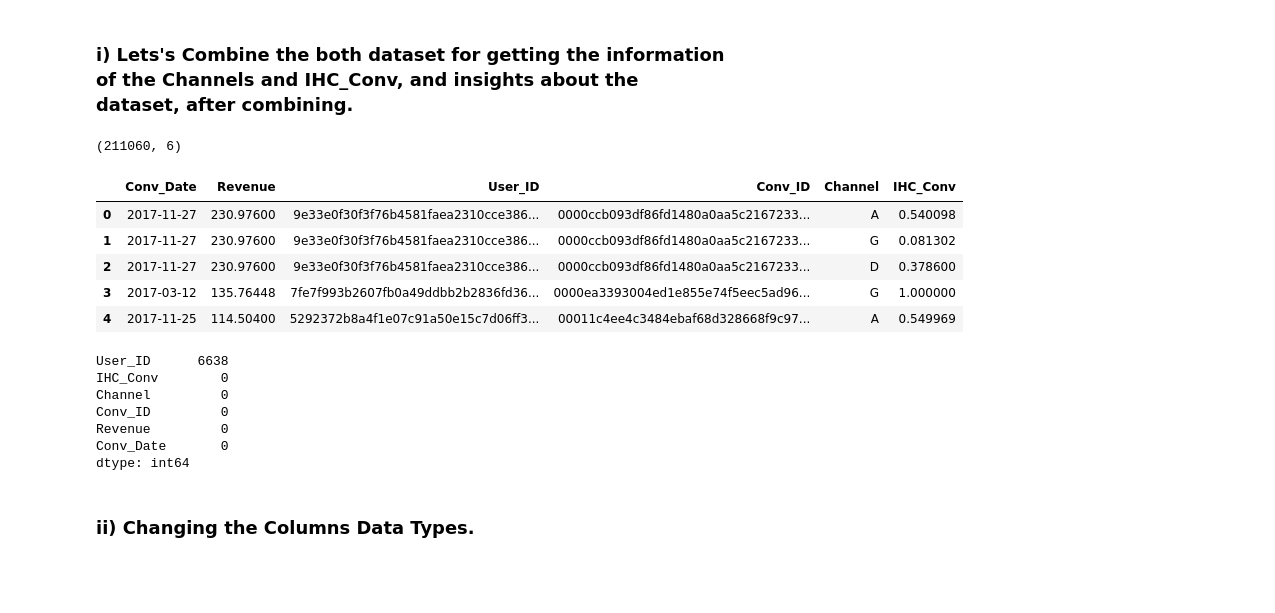
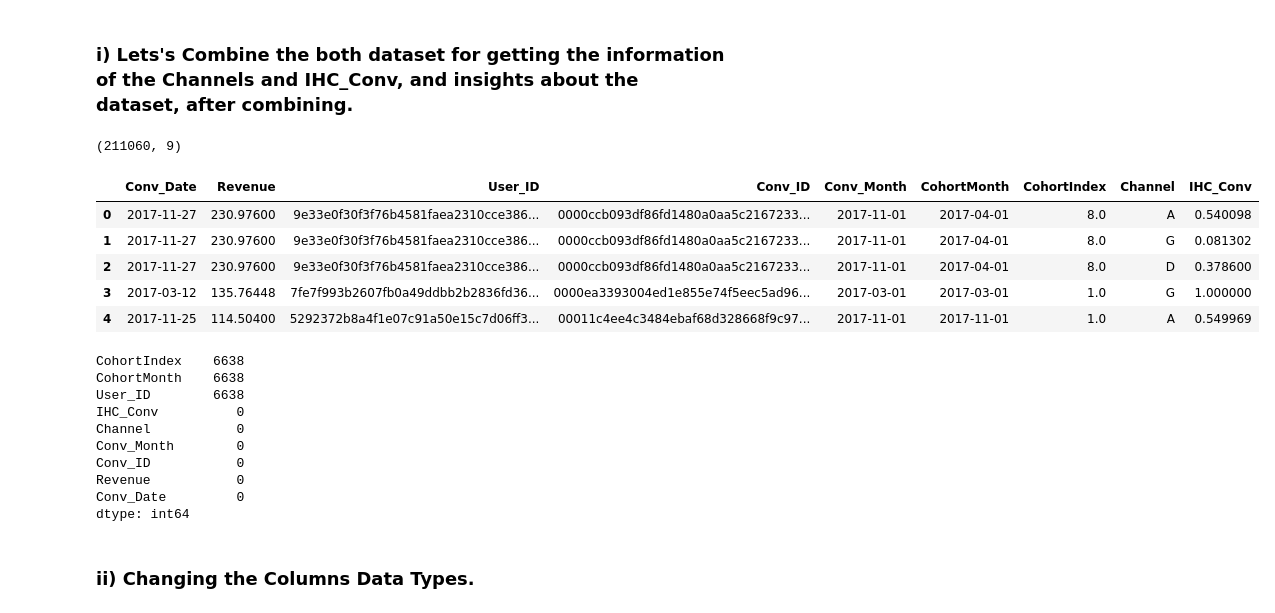
Before and after one commit to saudBinHabib/business_inteligence, a Jupyter notebook: Business Intelligence Data Challenge.ipynb, the cells around one changed output. Cells and saved outputs as stored; diff of their text form; code cells hidden in the pictures; blank space fills up the shorter version.

```diff
--- a/Business Intelligence Data Challenge.ipynb
+++ b/Business Intelligence Data Challenge.ipynb
@@ -155,35 +155,38 @@ dtype: int64
 # %%
 # let's merge the dataset using Conv_ID
 
-df = pd.merge(df_conversions, df_attributions, how='inner', on='Conv_ID',left_index=False, right_index=False, sort=True)
+df_merged = pd.merge(df_conversions, df_attributions, how='inner', on='Conv_ID',left_index=False, right_index=False, sort=True)
 # %%
 # checking the shape of the dataset, after merging.
 
-df.shape
+df_merged.shape
 # %% [output]
-(211060, 6)
+(211060, 9)
 # %%
 # checking the top 5 rows of the dataset.
 
-df.head()
+df_merged.head()
 # %% [output]
-|  | Conv_Date | Revenue | User_ID | Conv_ID | Channel | IHC_Conv |
-| 0 | 2017-11-27 | 230.97600 | 9e33e0f30f3f76b4581faea2310cce386... | 0000ccb093df86fd1480a0aa5c2167233... | A | 0.540098 |
-| 1 | 2017-11-27 | 230.97600 | 9e33e0f30f3f76b4581faea2310cce386... | 0000ccb093df86fd1480a0aa5c2167233... | G | 0.081302 |
-| 2 | 2017-11-27 | 230.97600 | 9e33e0f30f3f76b4581faea2310cce386... | 0000ccb093df86fd1480a0aa5c2167233... | D | 0.378600 |
-| 3 | 2017-03-12 | 135.76448 | 7fe7f993b2607fb0a49ddbb2b2836fd36... | 0000ea3393004ed1e855e74f5eec5ad96... | G | 1.000000 |
-| 4 | 2017-11-25 | 114.50400 | 5292372b8a4f1e07c91a50e15c7d06ff3... | 00011c4ee4c3484ebaf68d328668f9c97... | A | 0.549969 |
+|  | Conv_Date | Revenue | User_ID | Conv_ID | Conv_Month | CohortMonth | CohortIndex | Channel | IHC_Conv |
+| 0 | 2017-11-27 | 230.97600 | 9e33e0f30f3f76b4581faea2310cce386... | 0000ccb093df86fd1480a0aa5c2167233... | 2017-11-01 | 2017-04-01 | 8.0 | A | 0.540098 |
+| 1 | 2017-11-27 | 230.97600 | 9e33e0f30f3f76b4581faea2310cce386... | 0000ccb093df86fd1480a0aa5c2167233... | 2017-11-01 | 2017-04-01 | 8.0 | G | 0.081302 |
+| 2 | 2017-11-27 | 230.97600 | 9e33e0f30f3f76b4581faea2310cce386... | 0000ccb093df86fd1480a0aa5c2167233... | 2017-11-01 | 2017-04-01 | 8.0 | D | 0.378600 |
+| 3 | 2017-03-12 | 135.76448 | 7fe7f993b2607fb0a49ddbb2b2836fd36... | 0000ea3393004ed1e855e74f5eec5ad96... | 2017-03-01 | 2017-03-01 | 1.0 | G | 1.000000 |
+| 4 | 2017-11-25 | 114.50400 | 5292372b8a4f1e07c91a50e15c7d06ff3... | 00011c4ee4c3484ebaf68d328668f9c97... | 2017-11-01 | 2017-11-01 | 1.0 | A | 0.549969 |
 # %%
 # checking the completeness of the dataset.
 
-print(df.isnull().sum().sort_values(ascending=False))
+print(df_merged.isnull().sum().sort_values(ascending=False))
 # %% [output]
-User_ID      6638
-IHC_Conv        0
-Channel         0
-Conv_ID         0
-Revenue         0
-Conv_Date       0
+CohortIndex    6638
+CohortMonth    6638
+User_ID        6638
+IHC_Conv          0
+Channel           0
+Conv_Month        0
+Conv_ID           0
+Revenue           0
+Conv_Date         0
 dtype: int64
 # %% [markdown]
 ### ii) Changing the Columns Data Types.
```
Also changed, not shown: parts of 11 cells of this notebook.
